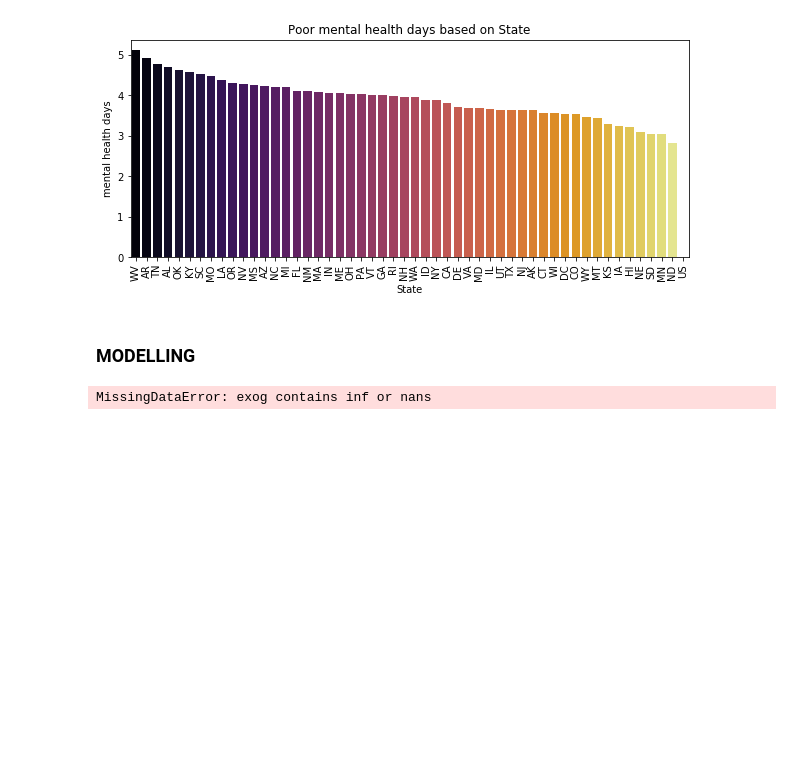
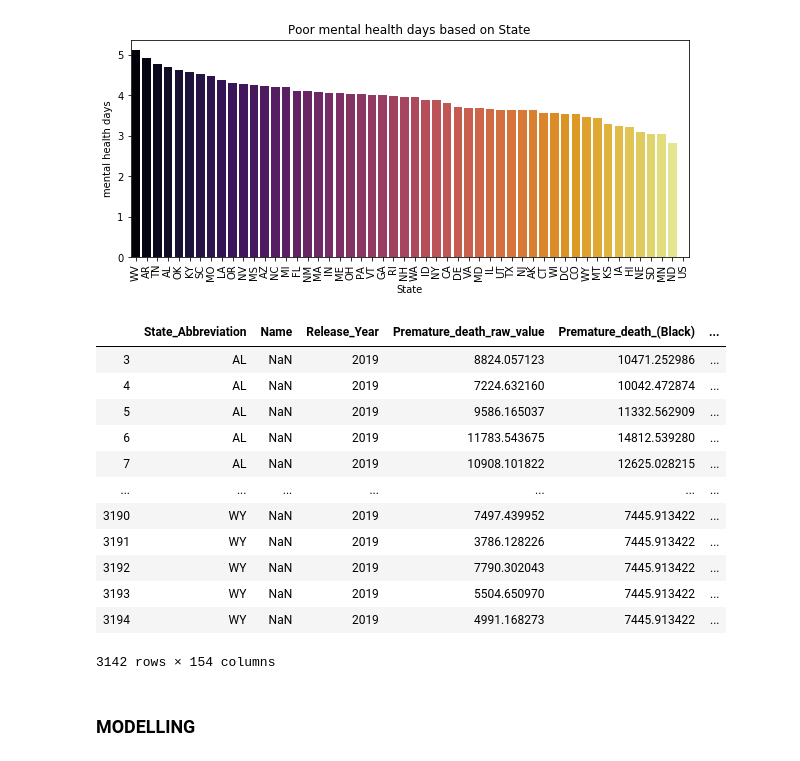
Before and after one commit to nielsbclausen/Mod_4_Project, a Jupyter notebook: Niels_nb.ipynb, the cells around one changed output. Cells and saved outputs as stored; diff of their text form; code cells hidden in the pictures; blank space fills up the shorter version.

Commit message:
first  model

```diff
--- a/Niels_nb.ipynb
+++ b/Niels_nb.ipynb
@@ -196,64 +217,21 @@ ax.set_xlabel('State')
 # %% [output]
 Text(0.5, 0, 'State')
 [figure]
+# %%
+dfclean
+# %% [output]
+|  | State_Abbreviation | Name | Release_Year | Premature_death_raw_value | Premature_death_(Black) | ... |
+| 3 | AL | NaN | 2019 | 8824.057123 | 10471.252986 | ... |
+| 4 | AL | NaN | 2019 | 7224.632160 | 10042.472874 | ... |
+| 5 | AL | NaN | 2019 | 9586.165037 | 11332.562909 | ... |
+| 6 | AL | NaN | 2019 | 11783.543675 | 14812.539280 | ... |
+| 7 | AL | NaN | 2019 | 10908.101822 | 12625.028215 | ... |
+| ... | ... | ... | ... | ... | ... | ... |
+| 3190 | WY | NaN | 2019 | 7497.439952 | 7445.913422 | ... |
+| 3191 | WY | NaN | 2019 | 3786.128226 | 7445.913422 | ... |
+| 3192 | WY | NaN | 2019 | 7790.302043 | 7445.913422 | ... |
+| 3193 | WY | NaN | 2019 | 5504.650970 | 7445.913422 | ... |
+| 3194 | WY | NaN | 2019 | 4991.168273 | 7445.913422 | ... |
+3142 rows × 154 columns
 # %% [markdown]
 ### MODELLING
-# %%
-X_step = dfclean
-X_step_clean = X_step.drop(columns = ['State_FIPS_Code','County_FIPS_Code','5-digit_FIPS_Code','State_Abbreviation','Name','Release_Year','County_Ranked_(Yes=1/No=0)'])
-y_step = list(dfclean['Poor_mental_health_days_raw_value'])
-def stepwise_selection(X_step_clean, y_step,
-                       initial_list=[],
-                       threshold_in=0.0000001,
-                       threshold_out = 0.005,
-                       verbose=True):
-    """ Perform a forward-backward feature selection
-    based on p-value from statsmodels.api.OLS
-    Arguments:
-        X - pandas.DataFrame with candidate features
-        y - list-like with the target
-        initial_list - list of features to start with (column names of X)
-        threshold_in - include a feature if its p-value < threshold_in
-        threshold_out - exclude a feature if its p-value > threshold_out
-        verbose - whether to print the sequence of inclusions and exclusions
-    Returns: list of selected features
-    Always set threshold_in < threshold_out to avoid infinite looping.
-    See https://en.wikipedia.org/wiki/Stepwise_regression for the details
-    """
-    included = list(initial_list)
-    while True:
-        changed=False
-        # forward step
-        excluded = list(set(X_step_clean.columns)-set(included))
-        new_pval = pd.Series(index=excluded)
-        for new_column in excluded:
-            model = sm.OLS(y_step, sm.add_constant(pd.DataFrame(X_step_clean[included+[new_column]]))).fit()
-            new_pval[new_column] = model.pvalues[new_column]
-        best_pval = new_pval.min()
-        if best_pval < threshold_in:
-            best_feature = new_pval.idxmin()
-            included.append(best_feature)
-            changed=True
-            if verbose:
-                print('Add  {:30} with p-value {:.6}'.format(best_feature, best_pval))
-
-        # backward step
-        model = sm.OLS(y_step, sm.add_constant(pd.DataFrame(X_step_clean[included]))).fit()
-        # use all coefs except intercept
-        pvalues = model.pvalues.iloc[1:]
-        worst_pval = pvalues.max() # null if pvalues is empty
-        if worst_pval > threshold_out:
-            changed=True
-            worst_feature = pvalues.argmax()
-            included.remove(worst_feature)
-            if verbose:
-                print('Drop {:30} with p-value {:.6}'.format(worst_feature, worst_pval))
-        if not changed:
-            break
-    return included
-
-result = stepwise_selection(X_step_clean, dfclean['Poor_mental_health_days_raw_value'], verbose=True)
-print('resulting features:')
-print(result)
-# %% [output]
-MissingDataError: exog contains inf or nans
```
Also changed, not shown: parts of 15 cells of this notebook.
